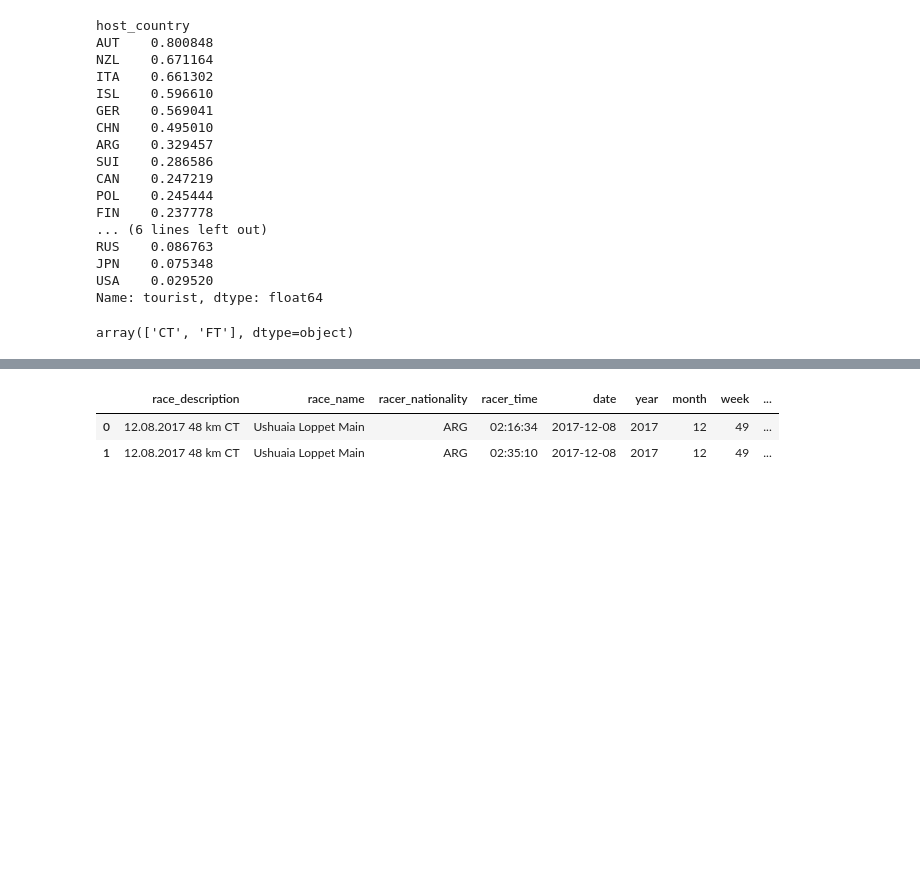
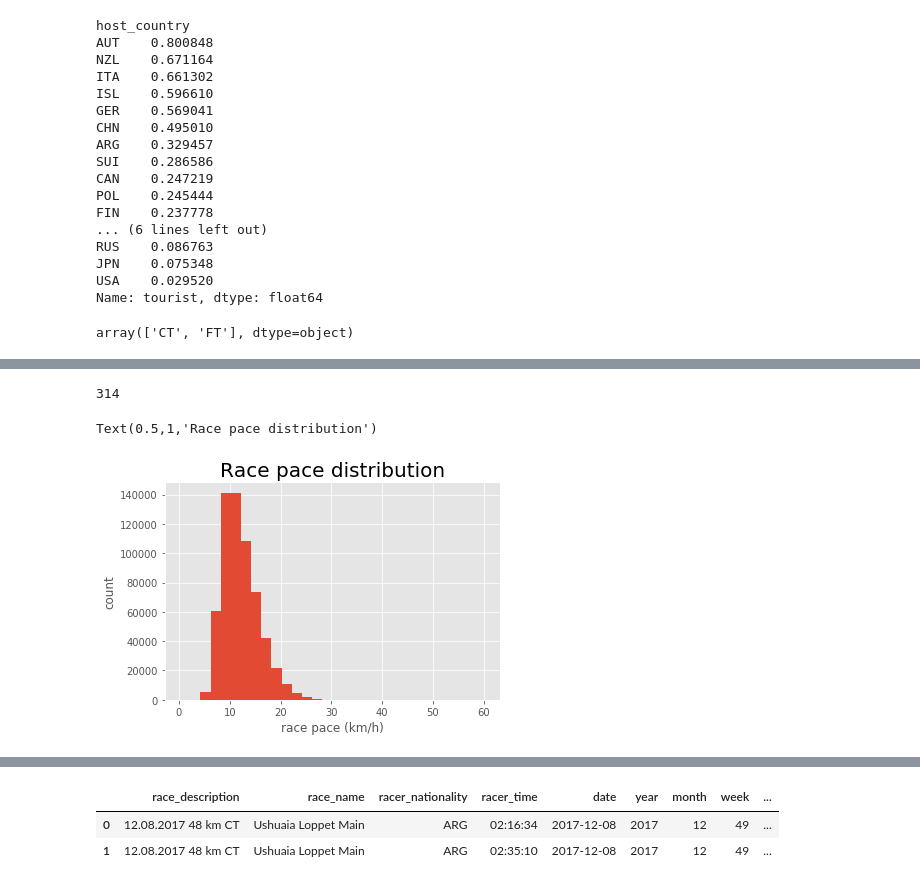
Before and after one commit to macphd/ski-tourism, a Jupyter notebook: munging/ski_race_munging.ipynb, the cells around one changed output, grey strips where cells are left out. Drawn from its saved outputs; the diff is of its cells as text; code cells hidden in the pictures; blank space fills up the shorter version.

```diff
--- a/munging/ski_race_munging.ipynb
+++ b/munging/ski_race_munging.ipynb
@@ -167,0 +241,12 @@ race_dnf = new_race_df[pd.isnull(new_race_df.racer_pace)].copy()
+# %%
+len(race_finishers.groupby(['host_country', 'year', 'distance', 'style'])['racer_pace'].median())
+# %% [output]
+314
+# %%
+plt.hist((race_finishers.racer_pace), bins = 30)
+plt.xlabel('race pace (km/h)')
+plt.ylabel('count')
+plt.title('Race pace distribution', fontsize=20)
+# %% [output]
+Text(0.5,1,'Race pace distribution')
+[figure, added]
```
Also changed, not shown: parts of 41 cells of this notebook.
